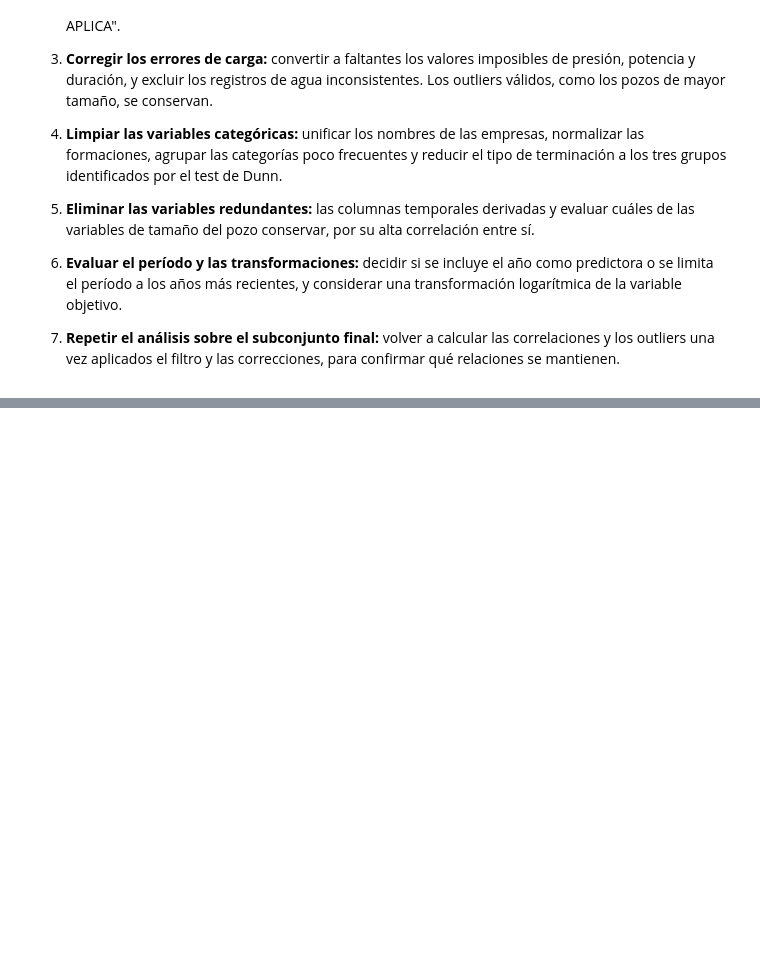
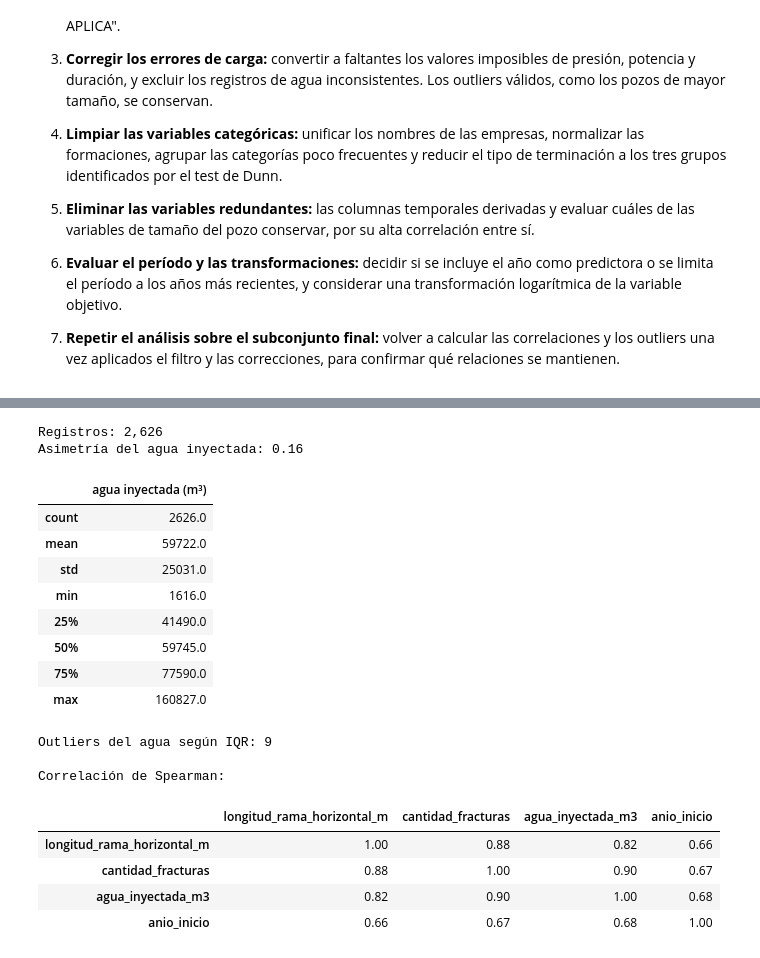
Before and after one commit to 1Claure/Ingenieria_De_Software, a Jupyter notebook: G10_IdS_Fracturas_de_pozos_agua.ipynb, the cells around one changed output, grey strips where cells are left out. Drawn from its saved outputs; the diff is of its cells as text; code cells hidden in the pictures; blank space fills up the shorter version.

```diff
--- a/G10_IdS_Fracturas_de_pozos_agua.ipynb
+++ b/G10_IdS_Fracturas_de_pozos_agua.ipynb
@@ -1835,0 +2245,7 @@ La variable objetivo es `agua_inyectada_m3`, una variable cuantitativa continua,
+# %%
+# @title Agrupación de Camisas deslizables y Jetteo
+df_limpio["tipo_terminacion"] = df_limpio["tipo_terminacion"].replace({
+    "Camisas deslizables": "Camisas deslizables / Jetteo",
+    "Jetteo": "Camisas deslizables / Jetteo",
+})
+display(df_limpio["tipo_terminacion"].value_counts().to_frame("registros"))
@@ -1835,0 +2287,37 @@ La variable objetivo es `agua_inyectada_m3`, una variable cuantitativa continua,
+# %%
+# @title Verificación de la variable objetivo y de las relaciones principales
+agua = df_limpio["agua_inyectada_m3"]
+print(f"Registros: {len(df_limpio):,}")
+print(f"Asimetría del agua inyectada: {agua.skew():.2f}")
+display(agua.describe().round(0).to_frame("agua inyectada (m³)"))
+
+q1, q3 = agua.quantile([0.25, 0.75])
+iqr = q3 - q1
+outliers_agua = ((agua < q1 - 1.5 * iqr) | (agua > q3 + 1.5 * iqr)).sum()
+print(f"Outliers del agua según IQR: {outliers_agua}")
+
+verificacion = df_limpio[["longitud_rama_horizontal_m", "cantidad_fracturas", "agua_inyectada_m3"]].copy()
+verificacion["anio_inicio"] = pd.to_datetime(df_limpio["fecha_inicio_fractura"]).dt.year
+
+print("\nCorrelación de Spearman:")
+display(verificacion.corr(method="spearman").round(2))
+# %% [output]
+Registros: 2,626
+Asimetría del agua inyectada: 0.16
+|  | agua inyectada (m³) |
+| count | 2626.0 |
+| mean | 59722.0 |
+| std | 25031.0 |
+| min | 1616.0 |
+| 25% | 41490.0 |
+| 50% | 59745.0 |
+| 75% | 77590.0 |
+| max | 160827.0 |
+Outliers del agua según IQR: 9
+
+Correlación de Spearman:
+|  | longitud_rama_horizontal_m | cantidad_fracturas | agua_inyectada_m3 | anio_inicio |
+| longitud_rama_horizontal_m | 1.00 | 0.88 | 0.82 | 0.66 |
+| cantidad_fracturas | 0.88 | 1.00 | 0.90 | 0.67 |
+| agua_inyectada_m3 | 0.82 | 0.90 | 1.00 | 0.68 |
+| anio_inicio | 0.66 | 0.67 | 0.68 | 1.00 |
```
Also changed, not shown: parts of 44 cells of this notebook, 2 other files.
